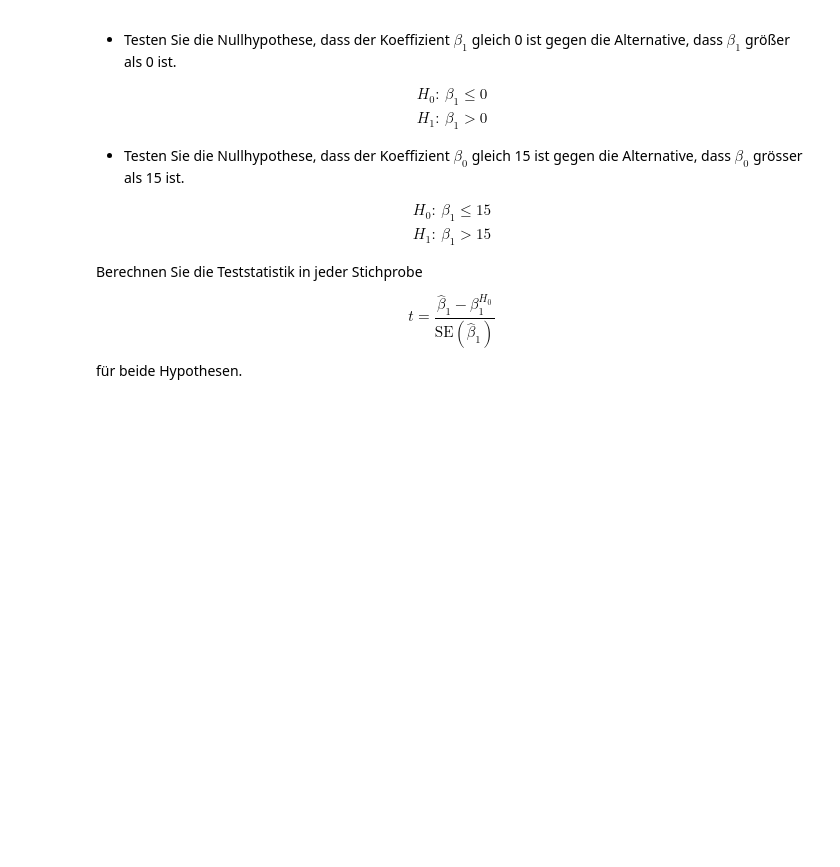
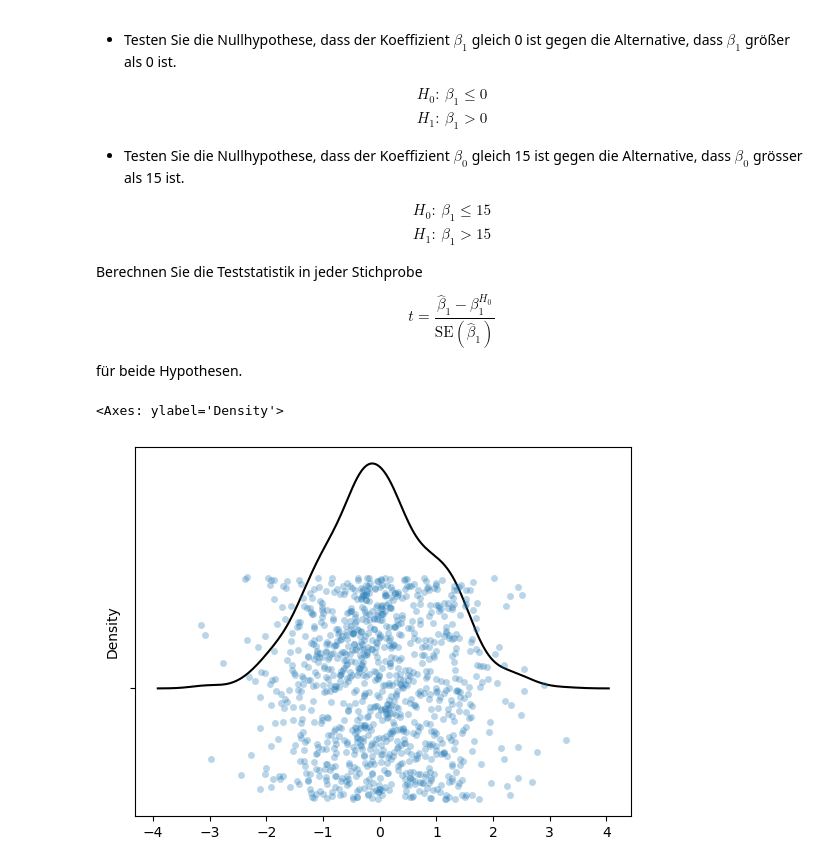
Before and after one commit to febse/econ2024-de, a Jupyter notebook: 05-Einweg-Varianzanalyse.ipynb, the cells around one changed output. Cells and saved outputs as stored; diff of their text form; code cells hidden in the pictures; blank space fills up the shorter version.

```diff
--- a/05-Einweg-Varianzanalyse.ipynb
+++ b/05-Einweg-Varianzanalyse.ipynb
@@ -207,3 +248,15 @@ t = \frac{\hat{\beta}_1 - \beta_1^{H_0}}{\text{SE}(\hat{\beta}_1)}
 $$
 
 für beide Hypothesen.
+# %%
+# Berechnen Sie die t-statistik für die Nullhypothese H_0: \beta_1 >= 15
+
+t_stat_1 = (sim["slope"] - 15) / sim["slope_se"]
+# %%
+# Visualisieren Sie die Verteilung der t-Statistiken mittels eines strip plots und einer Kerndichteschätzung.
+
+sns.stripplot(x=t_stat_1, jitter=0.2, alpha=0.3)
+sns.kdeplot(x=t_stat_1, color='black', bw_adjust=-1)
+# %% [output]
+<Axes: ylabel='Density'>
+[figure, added]
```
Also changed, not shown: parts of 26 cells of this notebook.
